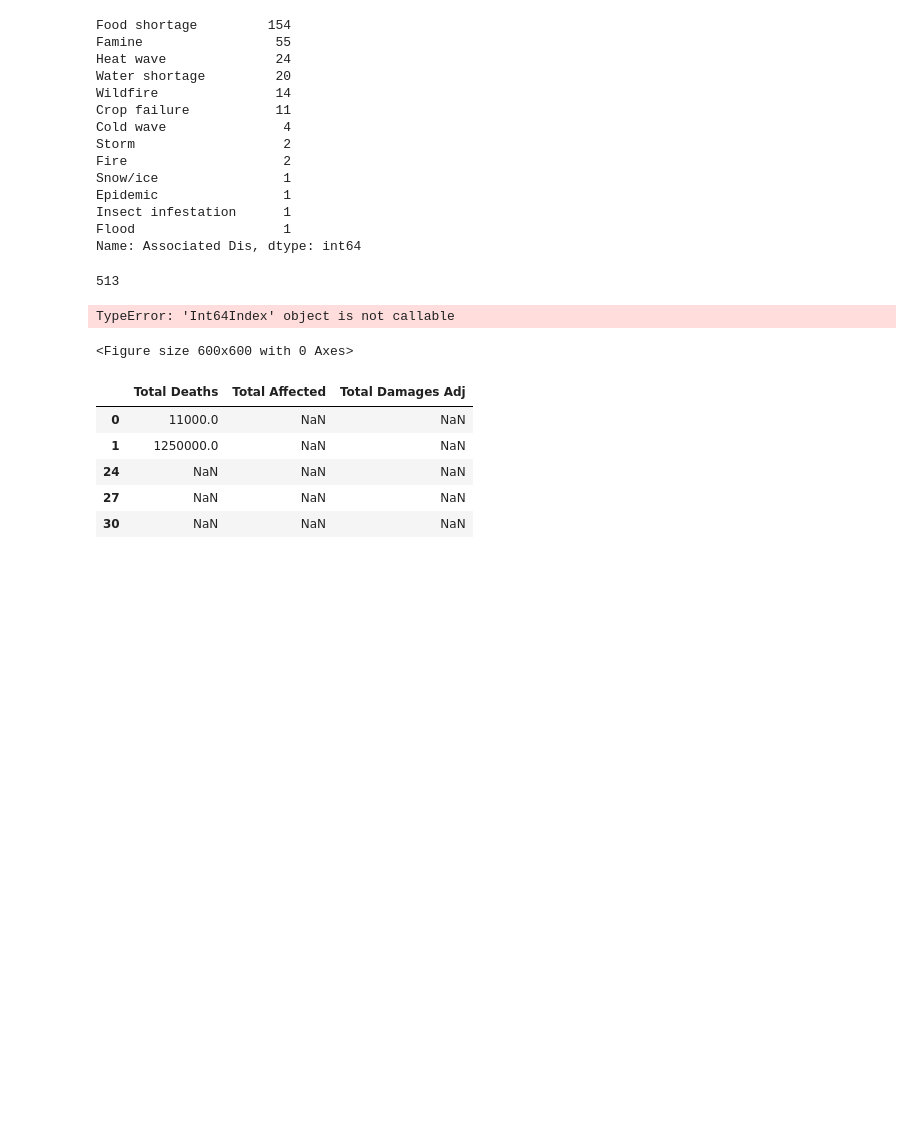
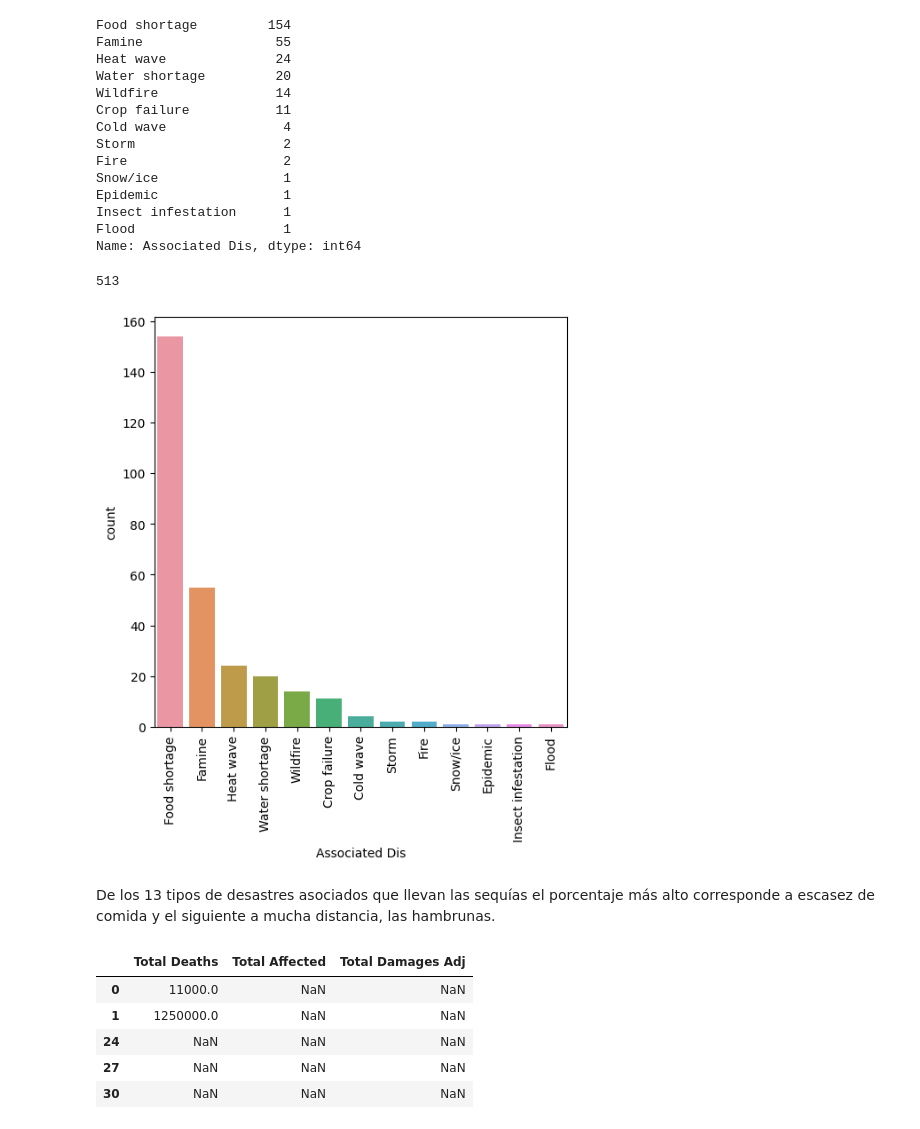
Before and after one commit to AleDataAnalyst/grupo2_desastresnaturales, a Jupyter notebook: Notebooks/01LimpiarDatos/01_Ele_EDADrought.ipynb, the cells around one changed output. Saved outputs shown, nothing was run; the diff lists cells and outputs as text; code cells hidden in the pictures; blank space fills up the shorter version.

```diff
--- a/Notebooks/01LimpiarDatos/01_Ele_EDADrought.ipynb
+++ b/Notebooks/01LimpiarDatos/01_Ele_EDADrought.ipynb
@@ -441,10 +441,13 @@ df_drought['Associated Dis'].isnull().sum()
 513
 # %%
 plt.figure(figsize=(6,6))
-plt.pie(df_drought['Associated Dis'].value_counts(), labels=df_drought['Associated Dis'].index(), startangle=90 )
+order = df_drought['Associated Dis'].value_counts(ascending=False).index
+sns.countplot(data=df_drought, x='Associated Dis', order=order)
+plt.xticks(rotation=90);
 # %% [output]
-TypeError: 'Int64Index' object is not callable
-<Figure size 600x600 with 0 Axes>
+[figure, added]
+# %% [markdown]
+De los 13 tipos de  desastres asociados que llevan las sequías el porcentaje más alto corresponde a escasez de comida y el siguiente a mucha distancia, las hambrunas.
 # %%
 df_drought_impact = df[drought_filter][['Total Deaths', 'Total Affected', 'Total Damages Adj']]
 df_drought_impact.head(5)
```
Also changed, not shown: parts of 14 cells of this notebook.
